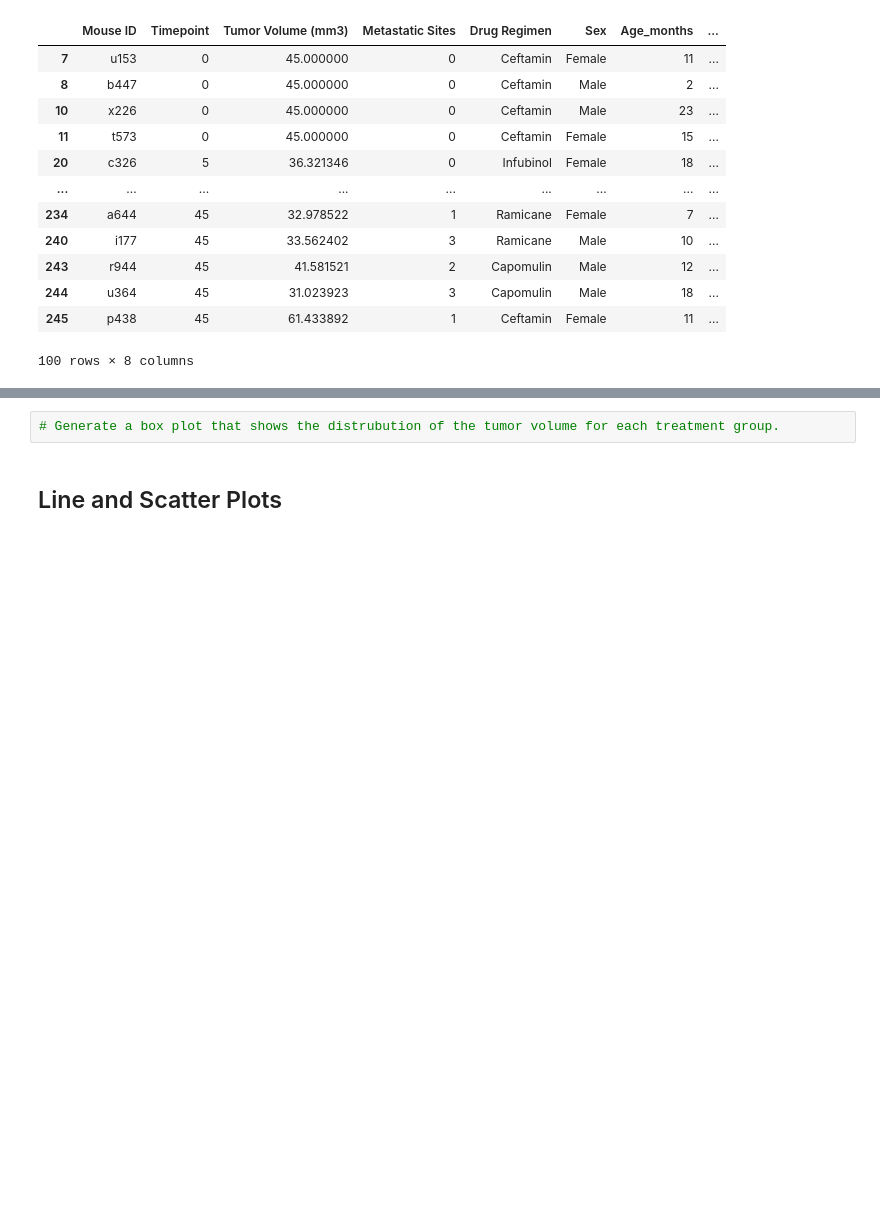
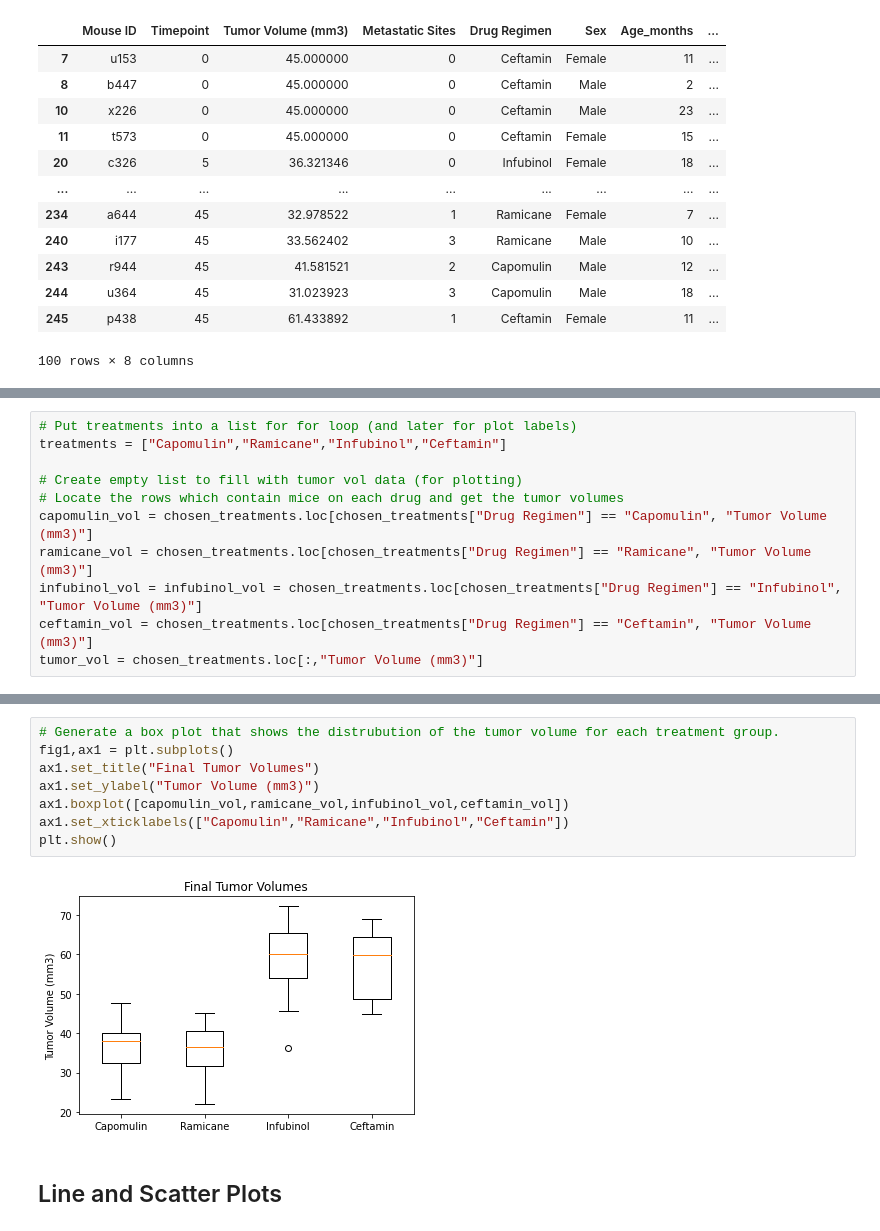
Before and after one commit to rhisehl/Cancer-Research-Report, a Jupyter notebook: pymaceuticals_analysis.ipynb, the cells around one changed output, grey strips where cells are left out. Saved outputs shown, nothing was run; the diff lists cells and outputs as text; blank space fills up the shorter version.

```diff
--- a/pymaceuticals_analysis.ipynb
+++ b/pymaceuticals_analysis.ipynb
@@ -244,0 +191,11 @@ cef_iqr = cef_upq - cef_lowq
+# %%
+# Put treatments into a list for for loop (and later for plot labels)
+treatments = ["Capomulin","Ramicane","Infubinol","Ceftamin"]
+
+# Create empty list to fill with tumor vol data (for plotting)
+# Locate the rows which contain mice on each drug and get the tumor volumes
+capomulin_vol = chosen_treatments.loc[chosen_treatments["Drug Regimen"] == "Capomulin", "Tumor Volume (mm3)"]
+ramicane_vol = chosen_treatments.loc[chosen_treatments["Drug Regimen"] == "Ramicane", "Tumor Volume (mm3)"]
+infubinol_vol = infubinol_vol = chosen_treatments.loc[chosen_treatments["Drug Regimen"] == "Infubinol", "Tumor Volume (mm3)"]
+ceftamin_vol = chosen_treatments.loc[chosen_treatments["Drug Regimen"] == "Ceftamin", "Tumor Volume (mm3)"]
+tumor_vol = chosen_treatments.loc[:,"Tumor Volume (mm3)"]
@@ -245,5 +264,13 @@ cef_iqr = cef_upq - cef_lowq
 # %%
 # Generate a box plot that shows the distrubution of the tumor volume for each treatment group.
+fig1,ax1 = plt.subplots()
+ax1.set_title("Final Tumor Volumes")
+ax1.set_ylabel("Tumor Volume (mm3)")
+ax1.boxplot([capomulin_vol,ramicane_vol,infubinol_vol,ceftamin_vol])
+ax1.set_xticklabels(["Capomulin","Ramicane","Infubinol","Ceftamin"])
+plt.show()
+# %% [output]
+[figure, added]
 # %% [markdown]
 ## Line and Scatter Plots
 # %%
```
Also changed, not shown: parts of 17 cells of this notebook.
